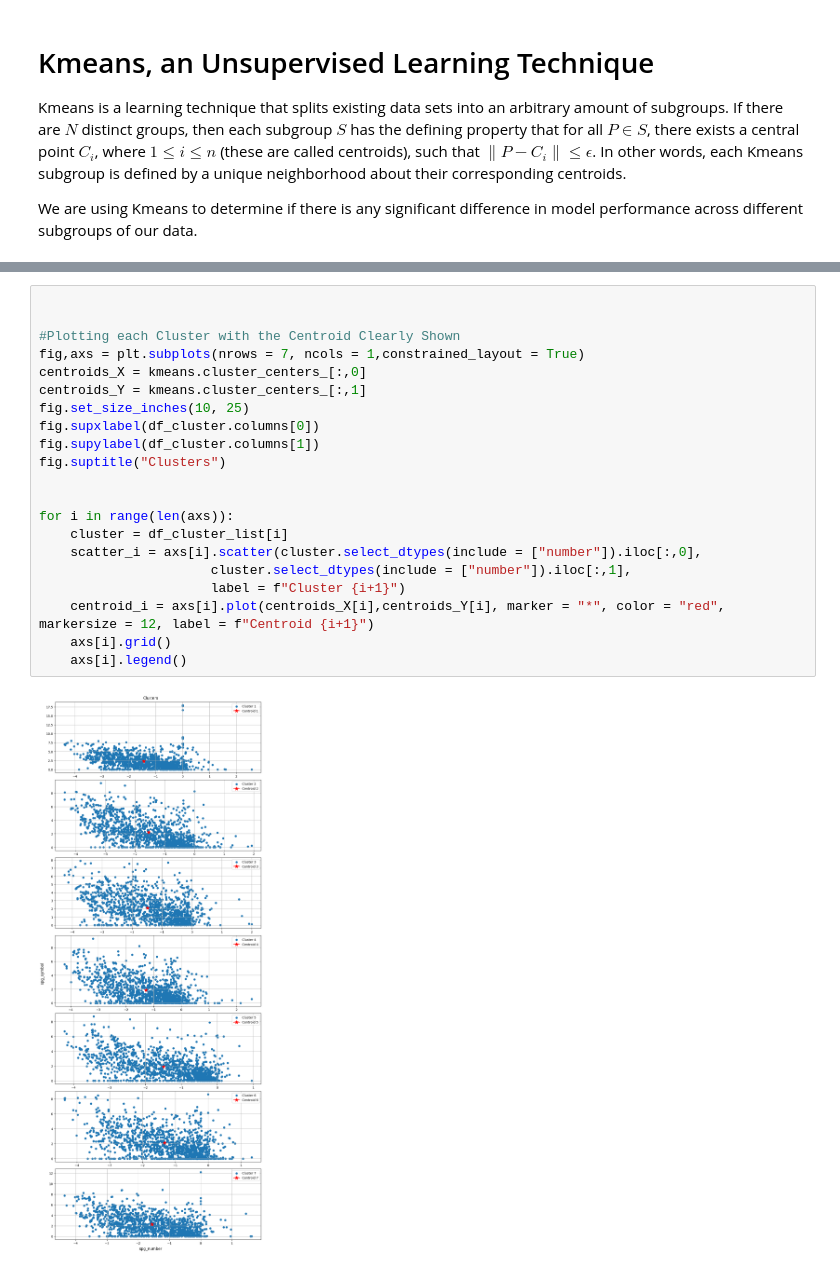
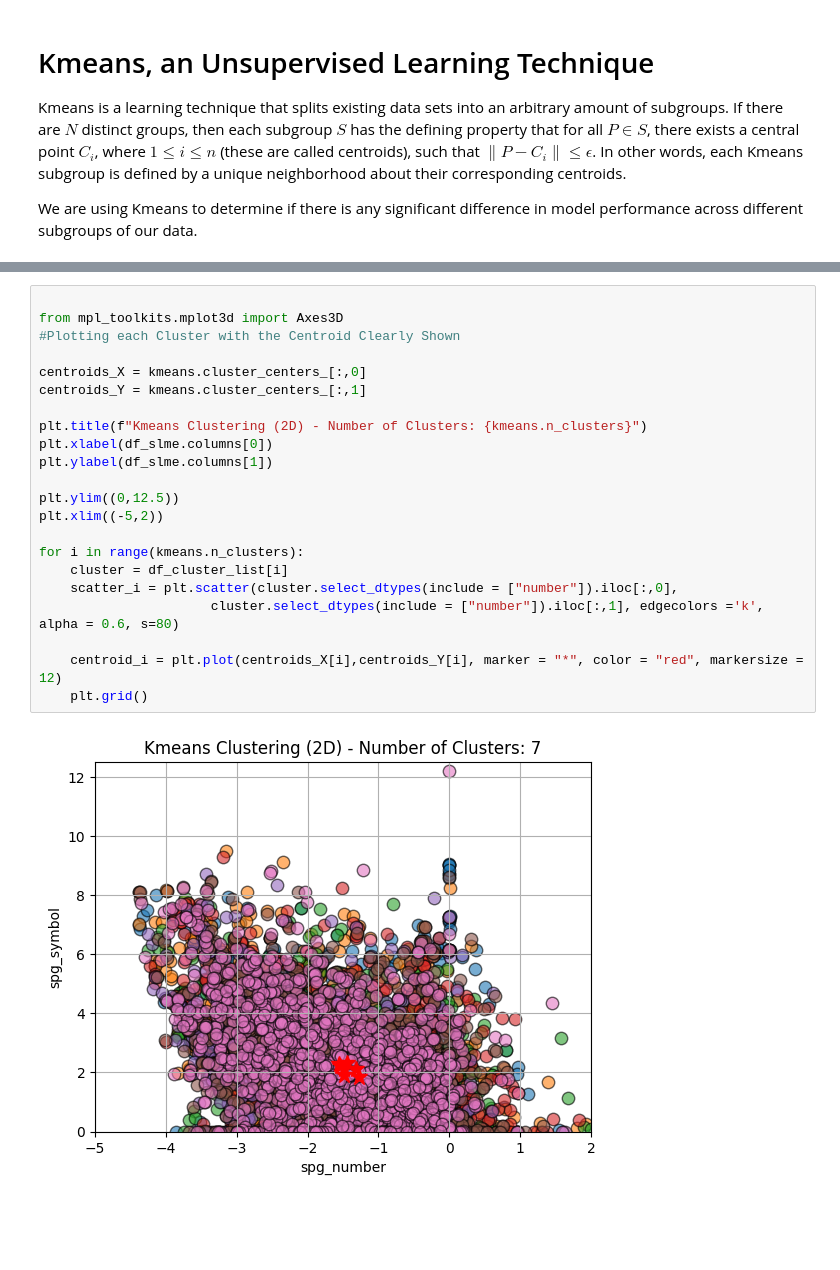
Before and after one commit to mariapasaylo/LUMENS-PV, a Jupyter notebook: ml_classifiers/KMeansMethods.ipynb, the cells around one changed output, grey strips where cells are left out. Cells and saved outputs as stored; diff of their text form; blank space fills up the shorter version.

Commit message:
Added 3D/2D graphs of GMM/Kmeans Clusters

```diff
--- a/ml_classifiers/KMeansMethods.ipynb
+++ b/ml_classifiers/KMeansMethods.ipynb
@@ -58,24 +59,25 @@ for df_cluster in df_cluster_list:
 [1399 rows x 55 columns]
 # %%
 
+from mpl_toolkits.mplot3d import Axes3D
+#Plotting each Cluster with the Centroid Clearly Shown
 
-#Plotting each Cluster with the Centroid Clearly Shown
-fig,axs = plt.subplots(nrows = 7, ncols = 1,constrained_layout = True)
 centroids_X = kmeans.cluster_centers_[:,0]
 centroids_Y = kmeans.cluster_centers_[:,1]
-fig.set_size_inches(10, 25)
-fig.supxlabel(df_cluster.columns[0])
-fig.supylabel(df_cluster.columns[1])
-fig.suptitle("Clusters")
 
+plt.title(f"Kmeans Clustering (2D) - Number of Clusters: {kmeans.n_clusters}")
+plt.xlabel(df_slme.columns[0])
+plt.ylabel(df_slme.columns[1])
 
-for i in range(len(axs)):
+plt.ylim((0,12.5))
+plt.xlim((-5,2))
+
+for i in range(kmeans.n_clusters):
     cluster = df_cluster_list[i]
-    scatter_i = axs[i].scatter(cluster.select_dtypes(include = ["number"]).iloc[:,0],
-                      cluster.select_dtypes(include = ["number"]).iloc[:,1],
-                      label = f"Cluster {i+1}")
-    centroid_i = axs[i].plot(centroids_X[i],centroids_Y[i], marker = "*", color = "red", markersize = 12, label = f"Centroid {i+1}")
-    axs[i].grid()
-    axs[i].legend()
+    scatter_i = plt.scatter(cluster.select_dtypes(include = ["number"]).iloc[:,0],
+                      cluster.select_dtypes(include = ["number"]).iloc[:,1], edgecolors ='k', alpha = 0.6, s=80)
+
+    centroid_i = plt.plot(centroids_X[i],centroids_Y[i], marker = "*", color = "red", markersize = 12)
+    plt.grid()
 # %% [output]
-[figure, old version]
+[figure, new version]
```
Also changed, not shown: parts of 6 cells of this notebook, 1 other file.
